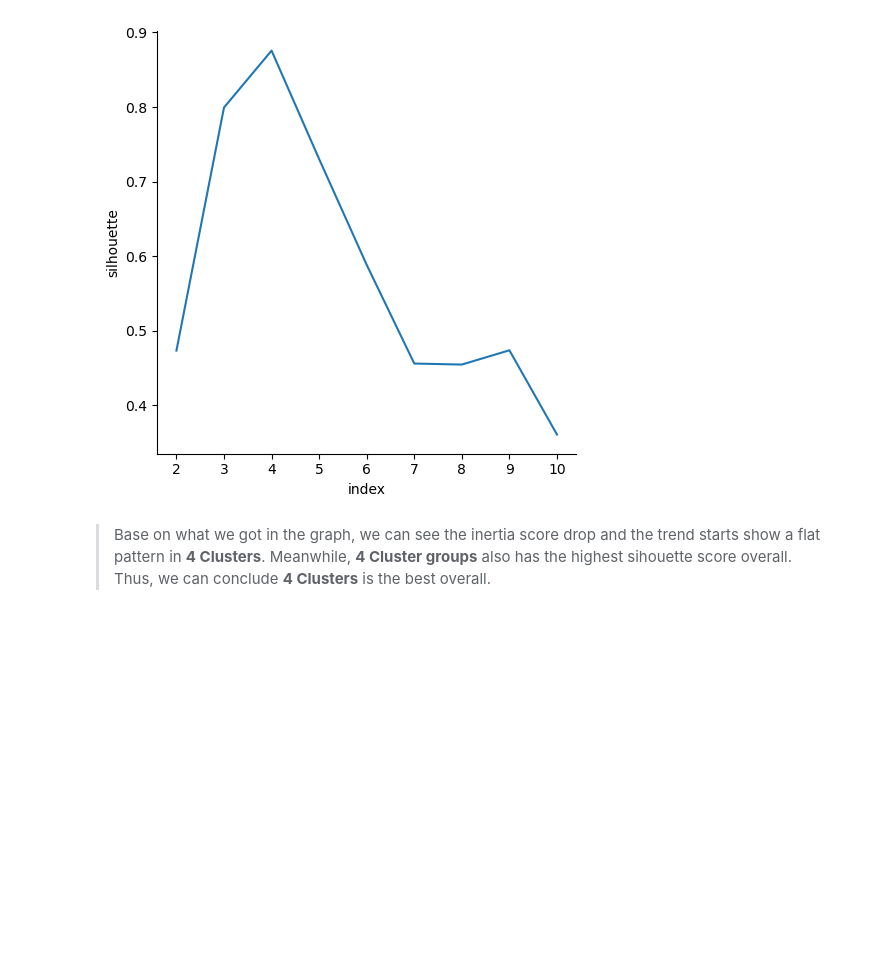
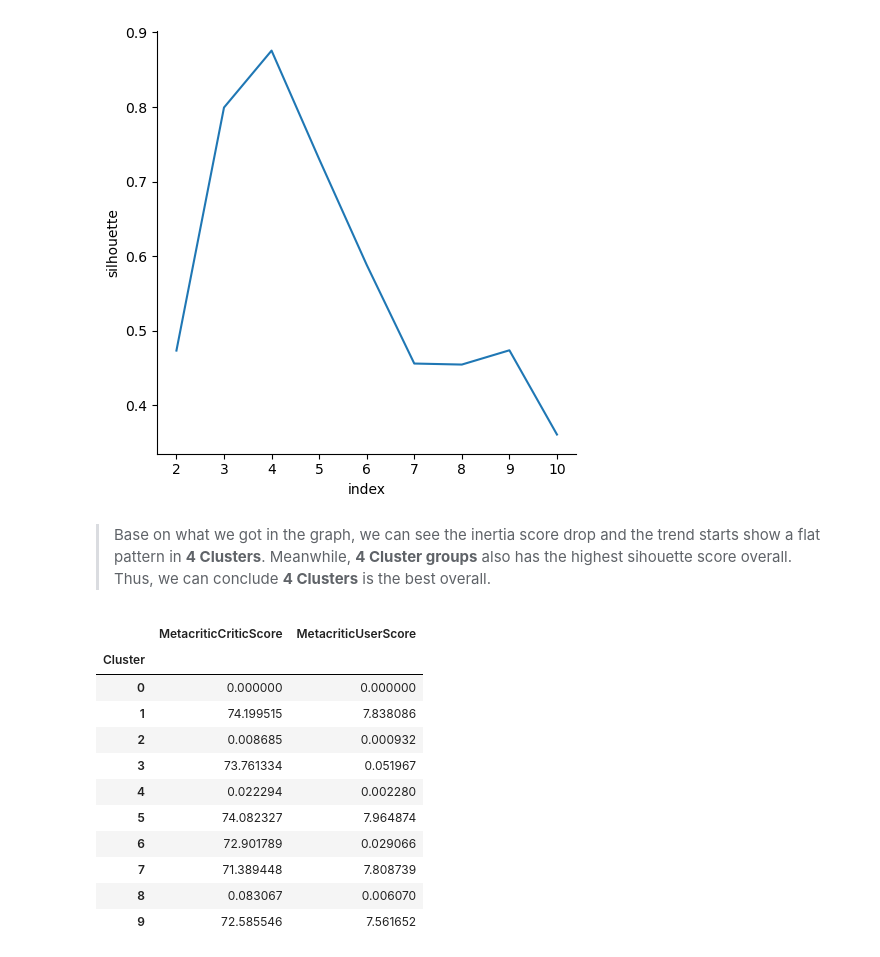
Before and after one commit to muzeeli/MGMT388_Jupyter-Group-Project, a Jupyter notebook: GroupPJ-Copy1.ipynb, the cells around one changed output. Cells and saved outputs as stored; diff of their text form; code cells hidden in the pictures; blank space fills up the shorter version.

```diff
--- a/GroupPJ-Copy1.ipynb
+++ b/GroupPJ-Copy1.ipynb
@@ -640,3 +643,28 @@ sns.relplot(statsDF['silhouette'].reset_index(),x='index',y='silhouette',kind='l
 [figure]
 # %% [markdown]
 > Base on what we got in the graph, we can see the inertia score drop and the trend starts show a flat pattern in __4 Clusters__. Meanwhile, __4 Cluster groups__ also has the highest sihouette score overall. Thus, we can conclude __4 Clusters__ is the best overall.
+# %%
+from sklearn.preprocessing import StandardScaler, OneHotEncoder
+from sklearn.compose import ColumnTransformer
+from sklearn.cluster import KMeans
+from sklearn.metrics import silhouette_score
+import matplotlib.pyplot as plt
+
+data = albumRename2[['Genre', 'MetacriticCriticScore', 'MetacriticUserScore']]
+column_transformer = ColumnTransformer(transformers=[
+    ('num', StandardScaler(), ['MetacriticCriticScore', 'MetacriticUserScore']),
+    ('cat', OneHotEncoder(), ['Genre'])
+])
+
+preprocessed_data = column_transformer.fit_transform(data)
+# %%
+cluster_range = range(2, 11)
+silhouette_scores = []
+
+for n_clusters in cluster_range:
+    kmeans = KMeans(n_clusters=n_clusters, random_state=42, n_init=10)
+    cluster_labels = kmeans.fit_predict(preprocessed_data)
+    silhouette_avg = silhouette_score(preprocessed_data, cluster_labels)
+    silhouette_scores.append(silhouette_avg)
+
+optimal_clusters = np.argmax(silhouette_scores) + 2  # Add 2 to match the cluster_range
@@ -642,0 +678,16 @@ sns.relplot(statsDF['silhouette'].reset_index(),x='index',y='silhouette',kind='l
+# %%
+cluster_summary = albumRename2.groupby('Cluster')[['MetacriticCriticScore', 'MetacriticUserScore']].mean()
+cluster_summary
+# %% [output]
+|  | MetacriticCriticScore | MetacriticUserScore |
+| Cluster |  |  |
+| 0 | 0.000000 | 0.000000 |
+| 1 | 74.199515 | 7.838086 |
+| 2 | 0.008685 | 0.000932 |
+| 3 | 73.761334 | 0.051967 |
+| 4 | 0.022294 | 0.002280 |
+| 5 | 74.082327 | 7.964874 |
+| 6 | 72.901789 | 0.029066 |
+| 7 | 71.389448 | 7.808739 |
+| 8 | 0.083067 | 0.006070 |
+| 9 | 72.585546 | 7.561652 |
```
Also changed, not shown: parts of 7 cells of this notebook.
